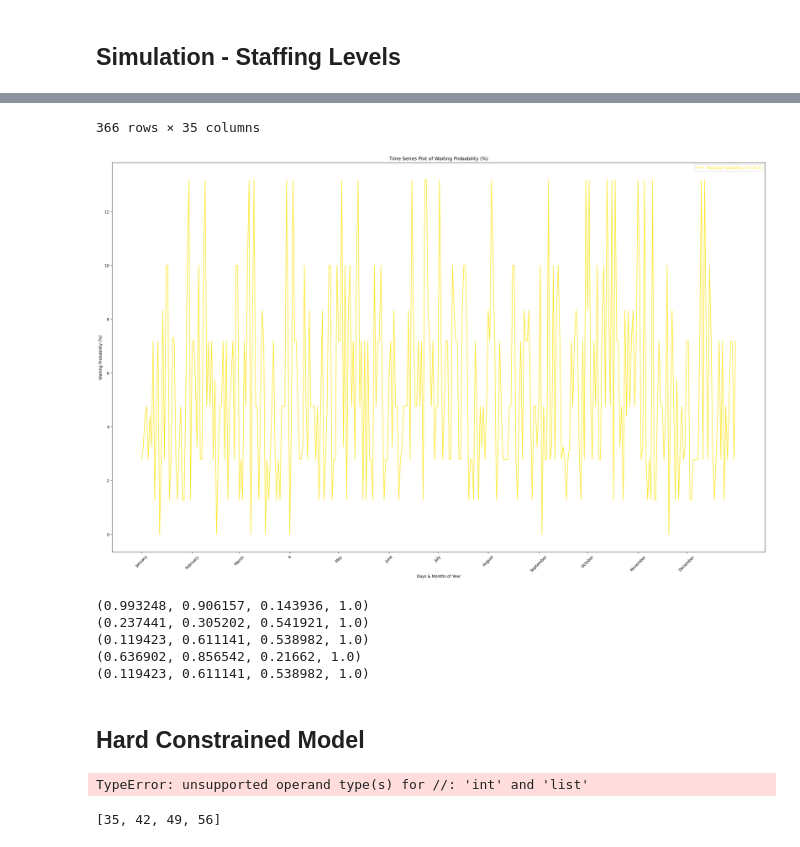
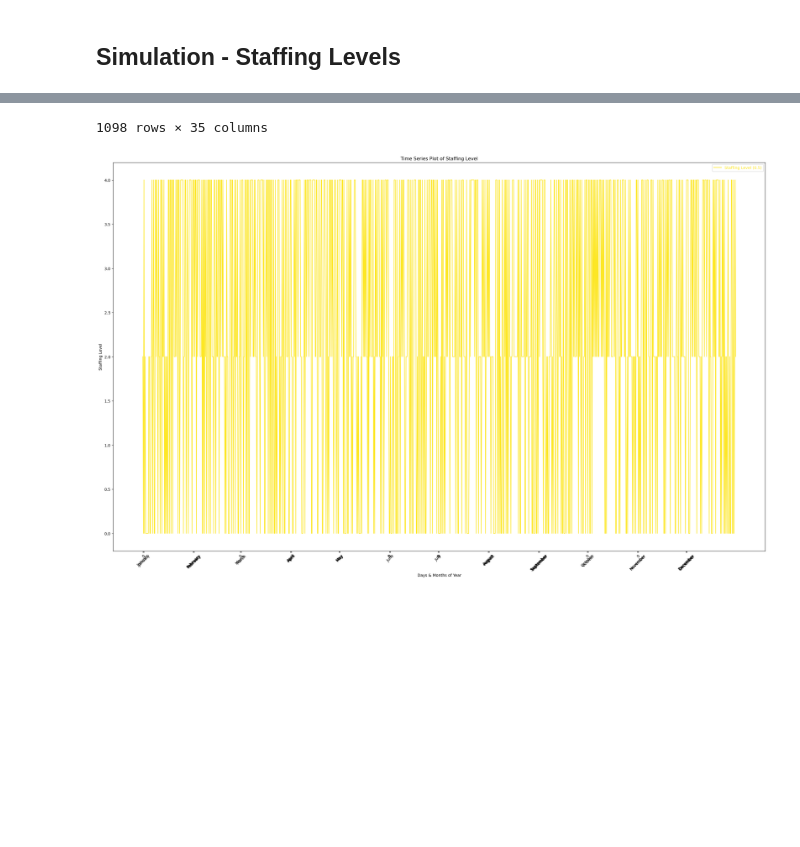
Before and after one commit to JoachimSvensson/HealthSector, a Jupyter notebook: FinalSchedules.ipynb, the cells around one changed output, grey strips where cells are left out. Saved outputs shown, nothing was run; the diff lists cells and outputs as text; code cells hidden in the pictures; blank space fills up the shorter version.

Commit message:
shift demand simulation & plot

```diff
--- a/FinalSchedules.ipynb
+++ b/FinalSchedules.ipynb
@@ -306,15 +14,38 @@ def create_horizon_dates(s_start, horizon, f):
 from scipy.stats import norm
 import random
 # Generate date range for the entire year
-start_date = pd.to_datetime("2024-01-01")
-end_date = pd.to_datetime("2024-12-31")
-date_range = pd.date_range(start_date, end_date)
+start_date = pd.to_datetime("2024-01-01 00:00:00")
+end_date = pd.to_datetime("2024-12-31 23:59:59")
+date_range = pd.date_range(start_date, end_date, freq='30T')
 
 # Create DataFrame with random demand values
 df = pd.DataFrame(index=date_range)
+
+
+# Extract date and time separately
+df['date'] = df.index.date
+df['time'] = df.index.time
+index_list = df.index.to_list()
+
+df = df.reset_index()
+
+def assign_group_number(index):
+    return index // 16 + 1
+
+# Apply the function to create a new column
+df['shift'] = df.index.to_series().apply(assign_group_number)
+df.set_index('index', inplace=True)
 df['day'] = 1
-df['demand'] = df['day'].apply(lambda x: np.random.poisson((1500/365)))
+df.drop(['date', 'time'], axis=1, inplace=True)
 demand_df = df
+shift_time_dict = {}
+for idx, shift in demand_df.iterrows():
+    if shift[0] not in shift_time_dict.keys():
+        shift_time_dict[shift[0]] = idx
+
+demand_df = demand_df.groupby(['shift']).sum()
+demand_df['demand'] = demand_df['day'].apply(lambda x: np.random.poisson((1500/365)/3))
+demand_df = demand_df.rename(index=shift_time_dict)
 # %%
 def update_values(row):
     if row['demand'] == 0:
@@ -374,7 +105,7 @@ staffing_levels.drop(['day', 'demand'], axis=1, inplace=True)
 # %%
 display(staffing_levels)
 month = 'All'
-observed_kpi = 'Waiting Probability (%)'
+observed_kpi = 'Staffing Level'
 aggregation_level = 'year'
 handling_times = [0.5]
 sim.create_staffing_levels_average_week_plot(staffing_levels=staffing_levels,
@@ -397,13 +129,2 @@ sim.create_staffing_levels_average_week_plot(staffing_levels=staffing_levels,
-366 rows × 35 columns
+1098 rows × 35 columns
-[figure, old version]
+[figure, new version]
-# %%
-for i in handling_times:
-    print()
-# %% [output]
-(0.993248, 0.906157, 0.143936, 1.0)
-(0.237441, 0.305202, 0.541921, 1.0)
-(0.119423, 0.611141, 0.538982, 1.0)
-(0.636902, 0.856542, 0.21662, 1.0)
-(0.119423, 0.611141, 0.538982, 1.0)
-# %% [markdown]
-## Hard Constrained Model
@@ -465,19 +130,0 @@ def run_hard(earliest, latest, shift_lenghts, minimum_night, minimum_day, demand
-# %%
-earliest = 7
-latest = 22
-minimum_night = 3
-minimum_day = 4
-teamsize = 4
-max_cap = 15
-shift_lenghts = [5,6,7, 8]
-overlap = 45
-timeframe = interval
-
-results, final = run_hard(earliest, latest, shift_lenghts, minimum_night, minimum_day, demand, timeframe, teamsize, max_cap, overlap)
-# %% [output]
-TypeError: unsupported operand type(s) for //: 'int' and 'list'
-# %%
-shift_lenghts = list(map(lambda x: x*(60//timeframe[0]), shift_lenghts))
-shift_lenghts
-# %% [output]
-[35, 42, 49, 56]
```
Also changed, not shown: parts of 4 cells of this notebook, 11 other files.
